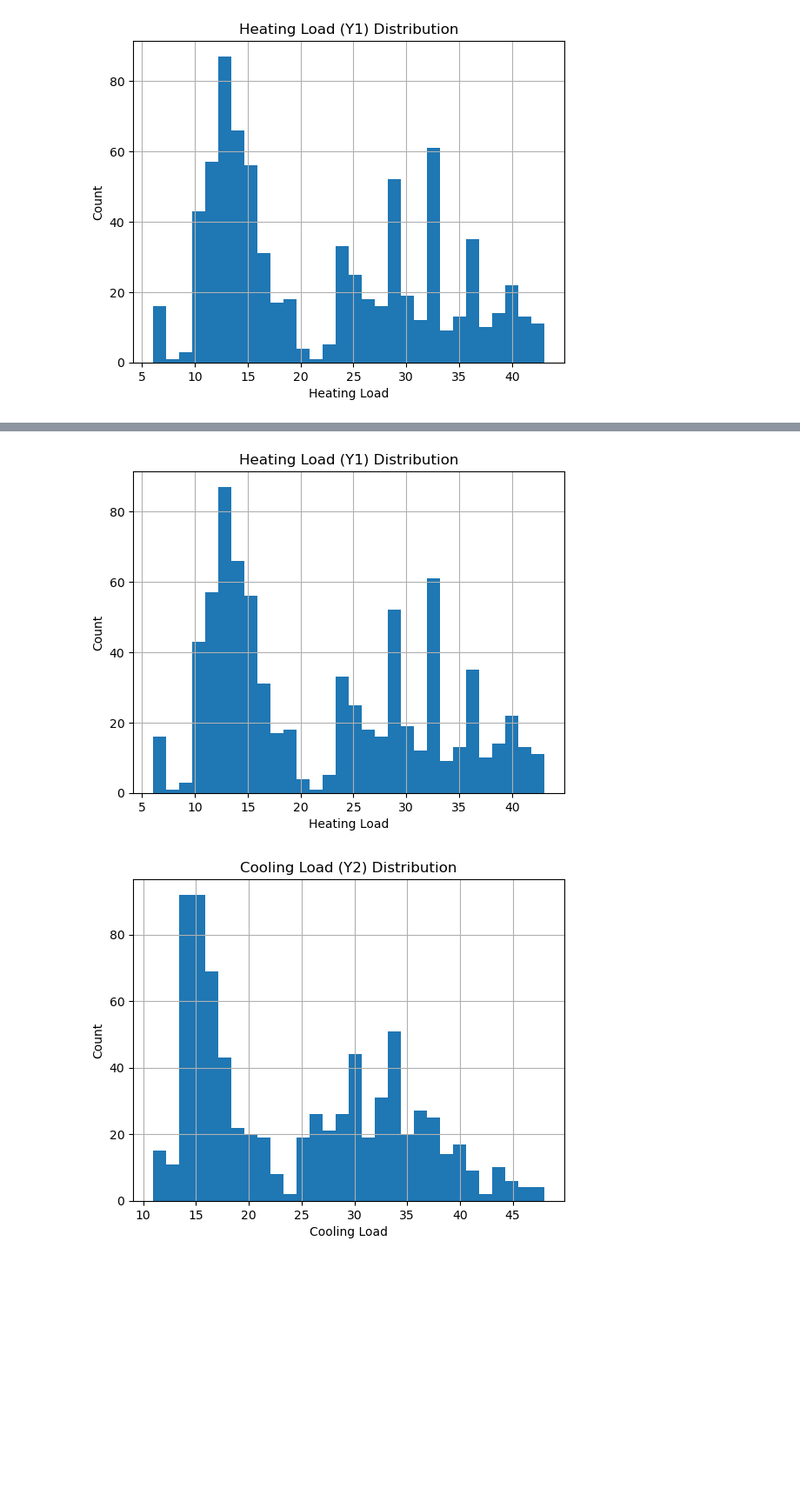
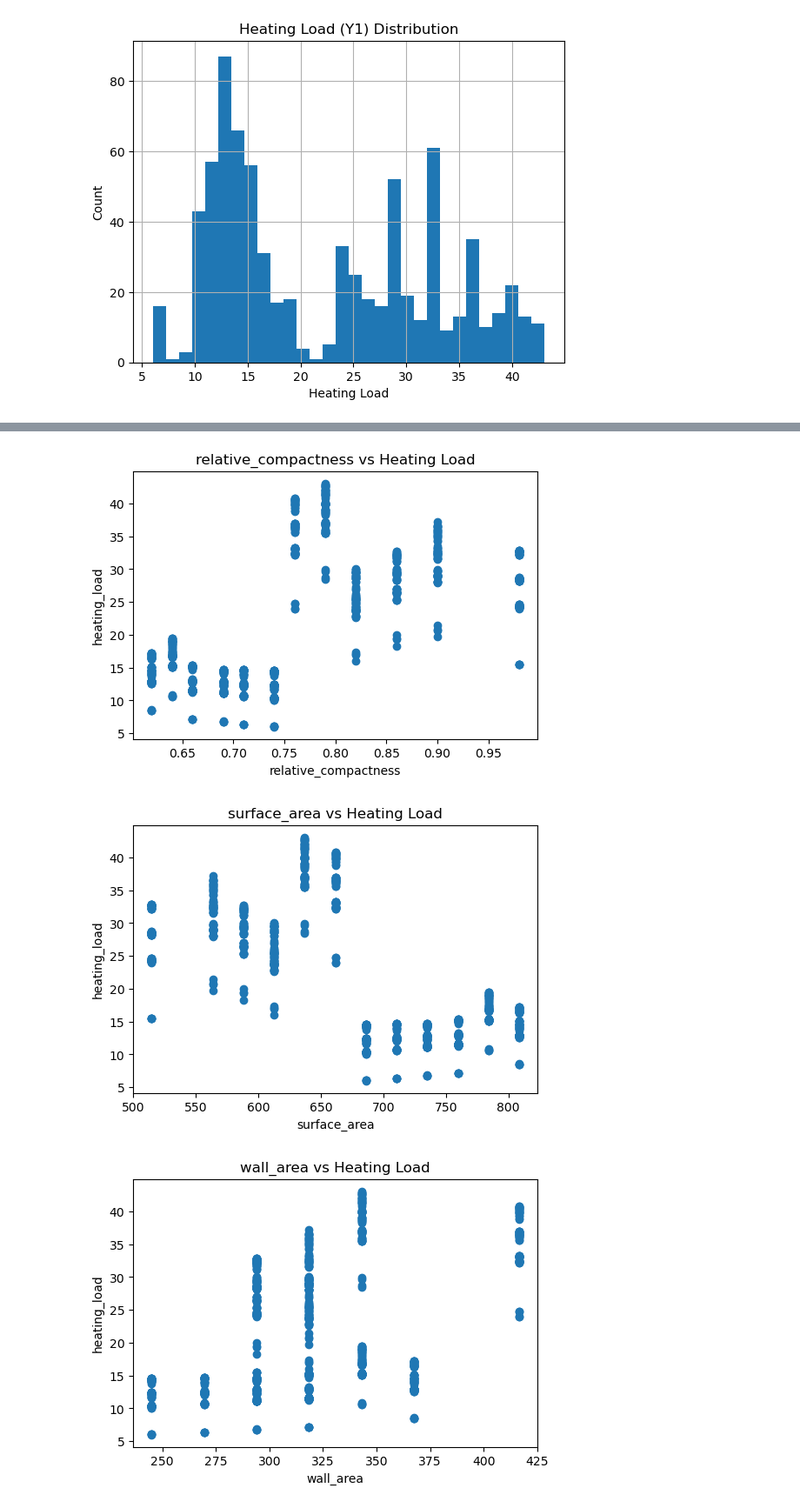
Before and after one commit to AMV9978/tkh_energy, a Jupyter notebook: notebooks/EDA.ipynb, the cells around one changed output, grey strips where cells are left out. Shown at 87% size. Drawn from its saved outputs; the diff is of its cells as text; code cells hidden in the pictures; blank space fills up the shorter version.

```diff
--- a/notebooks/EDA.ipynb
+++ b/notebooks/EDA.ipynb
@@ -124,0 +225,8 @@ df.head()
+# %%
+# Boxplots for numeric columns
+for col in numeric_cols:
+    plt.figure(figsize=(6, 3))
+    plt.boxplot(df[col], vert=False)
+    plt.title(f"Boxplot of {col}")
+    plt.xlabel(col)
+    plt.show()
@@ -125,19 +242,52 @@ df.head()
 # %%
-import matplotlib.pyplot as plt
+feature_cols = [
+    "relative_compactness",
+    "surface_area",
+    "wall_area",
+    "roof_area",
+    "overall_height",
+    "glazing_area"
+]
 
-plt.figure()
-df["heating_load"].hist(bins=30)
-plt.title("Heating Load (Y1) Distribution")
-plt.xlabel("Heating Load")
-plt.ylabel("Count")
+for col in feature_cols:
+    plt.figure(figsize=(6,4))
+    plt.scatter(df[col], df["heating_load"])
+    plt.title(f"{col} vs Heating Load")
+    plt.xlabel(col)
+    plt.ylabel("heating_load")
+    plt.show()
+
+for col in feature_cols:
+    plt.figure(figsize=(6,4))
+    plt.scatter(df[col], df["cooling_load"])
+    plt.title(f"{col} vs Cooling Load")
+    plt.xlabel(col)
+    plt.ylabel("cooling_load")
+    plt.show()
+
+    corr = df[numeric_cols].corr()
+
+plt.figure(figsize=(10, 8))
+plt.imshow(corr, aspect="auto")
+plt.colorbar()
+plt.xticks(range(len(corr.columns)), corr.columns, rotation=90)
+plt.yticks(range(len(corr.columns)), corr.columns)
+plt.title("Correlation Heatmap")
 plt.show()
 
-plt.figure()
-df["cooling_load"].hist(bins=30)
-plt.title("Cooling Load (Y2) Distribution")
-plt.xlabel("Cooling Load")
-plt.ylabel("Count")
-plt.show()
+# Identify highly correlated feature pairs
+high_corr_pairs = []
+
+for i in range(len(corr.columns)):
+    for j in range(i + 1, len(corr.columns)):
+        val = corr.iloc[i, j]
+        if abs(val) > 0.8:
+            high_corr_pairs.append((corr.columns[i], corr.columns[j], val))
+
+high_corr_df = pd.DataFrame(high_corr_pairs, columns=["Feature 1", "Feature 2", "Correlation"])
+print("Highly correlated pairs (|corr| > 0.8):")
+display(high_corr_df.sort_values(by="Correlation", key=lambda s: s.abs(), ascending=False))
 # %% [output]
-[figure, old version]
+[figure, new version]
-[figure, old version]
+[figure, new version]
+[figure, added]
```
Also changed, not shown: parts of 6 cells of this notebook, 1 other file.
